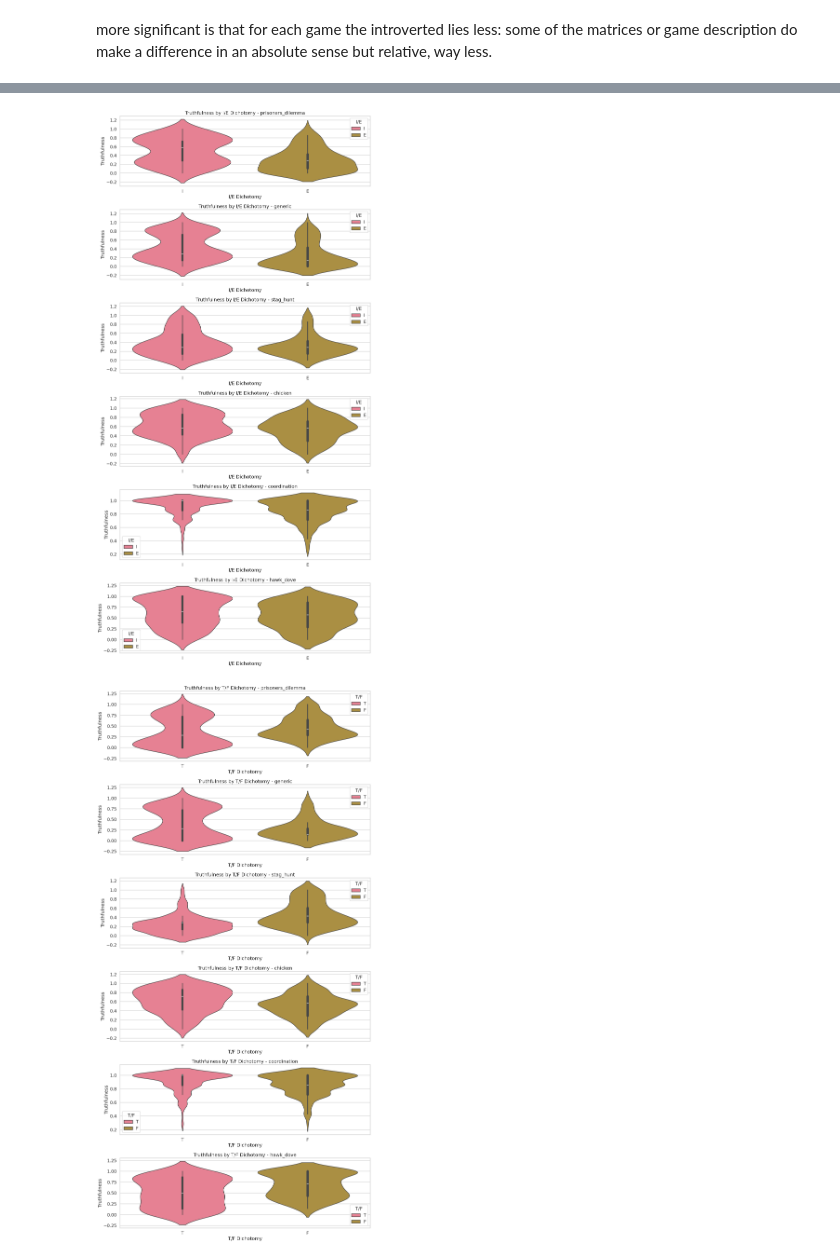
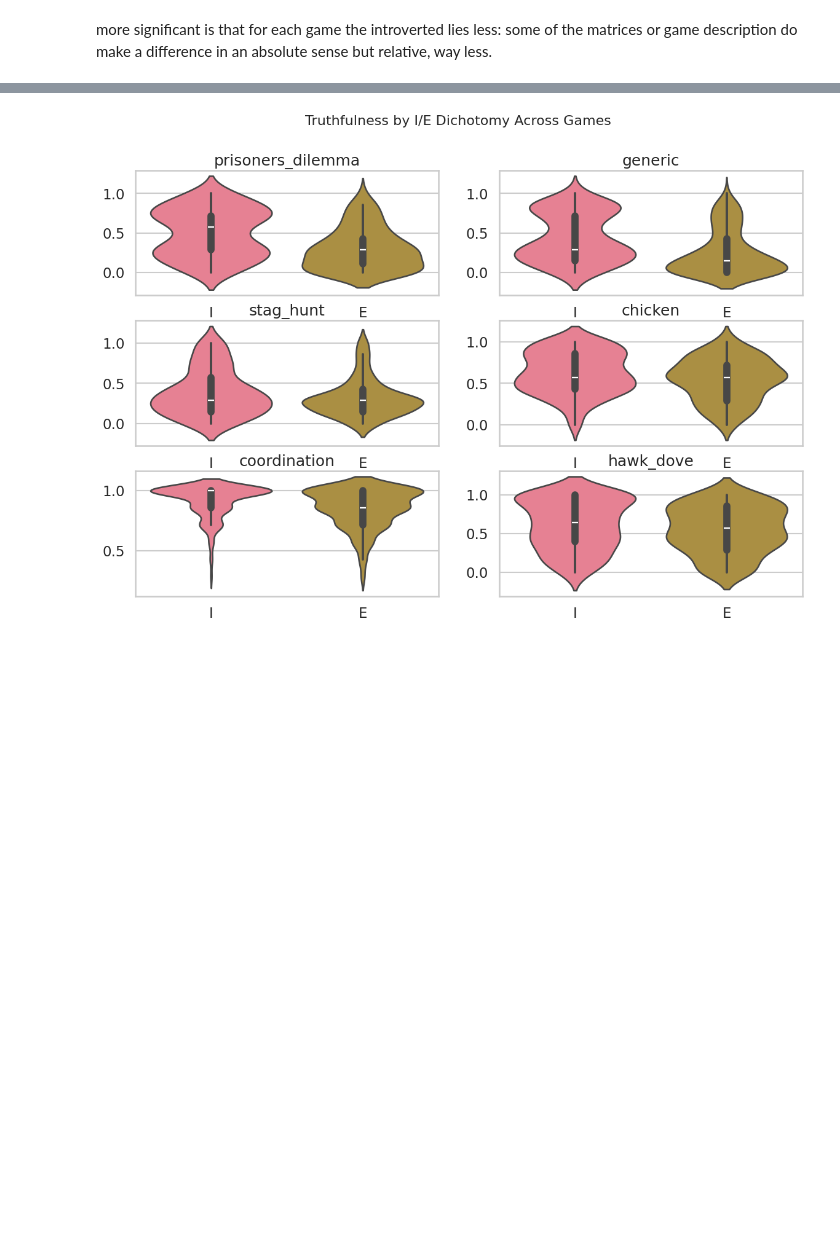
Before and after one commit to mathislindner/Multi-Agent-LLM-Game-Theory, a Jupyter notebook: plot_by_game.ipynb, the cells around one changed output, grey strips where cells are left out. Cells and saved outputs as stored; diff of their text form; code cells hidden in the pictures; blank space fills up the shorter version.

```diff
--- a/plot_by_game.ipynb
+++ b/plot_by_game.ipynb
@@ -4,7 +4,7 @@ import matplotlib.pyplot as plt
 import seaborn as sns
 import ast
 import os
-path = "/cluster/home/mlindner/Github/master_thesis_project/src/data/outputs"
-plots_path = "/cluster/home/mlindner/Github/master_thesis_project/src/data/outputs/plots/by_game/"
+path = "src/data/outputs"
+plots_path = "src/data/outputs/plots/game_theory/by_game/"
 os.makedirs(plots_path, exist_ok=True)
 # %%
@@ -23,5 +23,5 @@ df.to_csv(output_path, index=False)
 # %%
-file_name = "combo.csv"
+file_name = "by_game.csv"
 df = pd.read_csv(os.path.join(path, file_name))
 #games_list = ["prisoners_dilemma", "stag_hunt", "generic", "chicken", "hawk_dove"]
 #df = df[df['game_name'].isin(games_list)]
@@ -113,13 +114,16 @@ df_agents.head()
 # %%
 sns.set(style="whitegrid")
 sns.set_context("talk")
-sns.set_palette("husl")
-fig, axs = plt.subplots(2, 2, figsize=(15, 10))
-sns.violinplot(x='I/E', y='TotalScore', data=df_agents, ax=axs[0, 0])
-sns.violinplot(x='N/S', y='TotalScore', data=df_agents, ax=axs[0, 1])
-sns.violinplot(x='T/F', y='TotalScore', data=df_agents, ax=axs[1, 0])
-sns.violinplot(x='J/P', y='TotalScore', data=df_agents, ax=axs[1, 1])
+
+fig, axs = plt.subplots(2, 2, figsize=(14, 8))
+
+# Use Set2 palette for each violin plot
+sns.violinplot(x='I/E', y='TotalScore', data=df_agents, ax=axs[0, 0], palette='Set2')
+sns.violinplot(x='N/S', y='TotalScore', data=df_agents, ax=axs[0, 1], palette='Set2')
+sns.violinplot(x='T/F', y='TotalScore', data=df_agents, ax=axs[1, 0], palette='Set2')
+sns.violinplot(x='J/P', y='TotalScore', data=df_agents, ax=axs[1, 1], palette='Set2')
+
 plt.tight_layout()
-plt.savefig(plots_path + "score_violin_per_dichotomy.png")
+plt.savefig(plots_path + "score_violin_per_dichotomy.png", dpi=300, bbox_inches='tight')
 plt.show()
 # %% [output]
@@ -287,22 +379,31 @@ plt.show()
 # %%
 sns.set(style="whitegrid")
 sns.set_context("talk")
 sns.set_palette("husl")
 
 games = df_agents['GameName'].unique()
 
-fig, axs = plt.subplots(len(games), 1, figsize=(15, 5 * len(games)))
+# Adjust the number of rows and columns
+rows = 3
+cols = 2
+fig, axs = plt.subplots(rows, cols, figsize=(14, 3 * rows))
+axs = axs.flatten()  # Flatten the axes array for easier indexing
 
 for i, game in enumerate(games):
     game_data = df_agents[df_agents['GameName'] == game]
     sns.violinplot(x='I/E', y='Truthfullness', data=game_data, ax=axs[i], hue='I/E', split=False)
-    axs[i].set_title(f'Truthfulness by I/E Dichotomy - {game}')
-    axs[i].set_xlabel('I/E Dichotomy')
-    axs[i].set_ylabel('Truthfulness')
+    axs[i].set_title(game)  # Set only the game name as the subplot title
+    axs[i].set_xlabel('')  # Remove x-axis label
+    axs[i].set_ylabel('')  # Remove y-axis label
+    #remove legend
+    axs[i].legend_.remove()
 
-plt.tight_layout()
+
+
+# Add a common title for the whole plot
+fig.suptitle("Truthfulness by I/E Dichotomy Across Games", fontsize=16)
+
 plt.savefig(plots_path + "truthfulness_by_IE_per_game.png")
 plt.show()
 # %% [output]
-[figure, old version]
+[figure, new version]
-[figure, removed]
```
Also changed, not shown: parts of 8 cells of this notebook, 3 other files.
